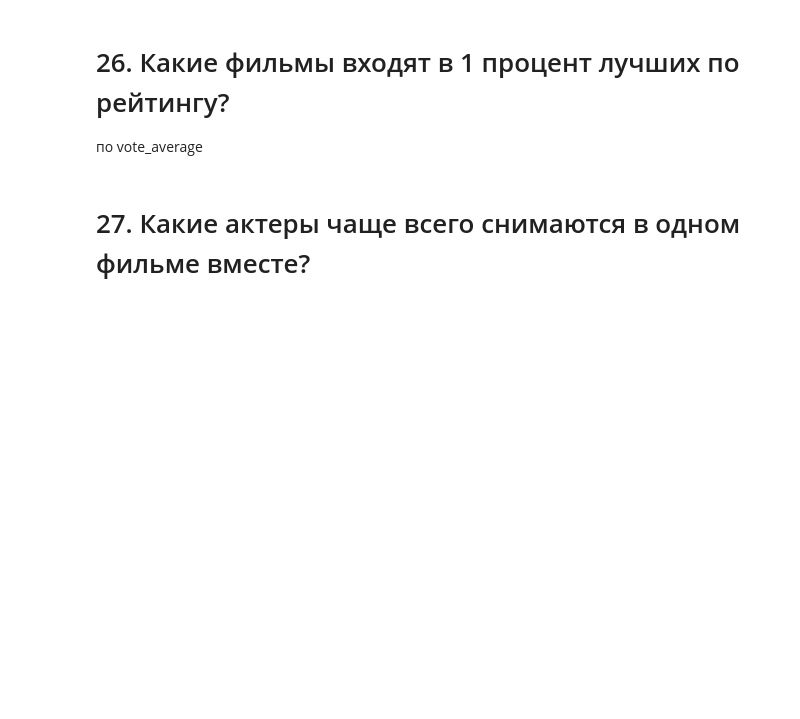
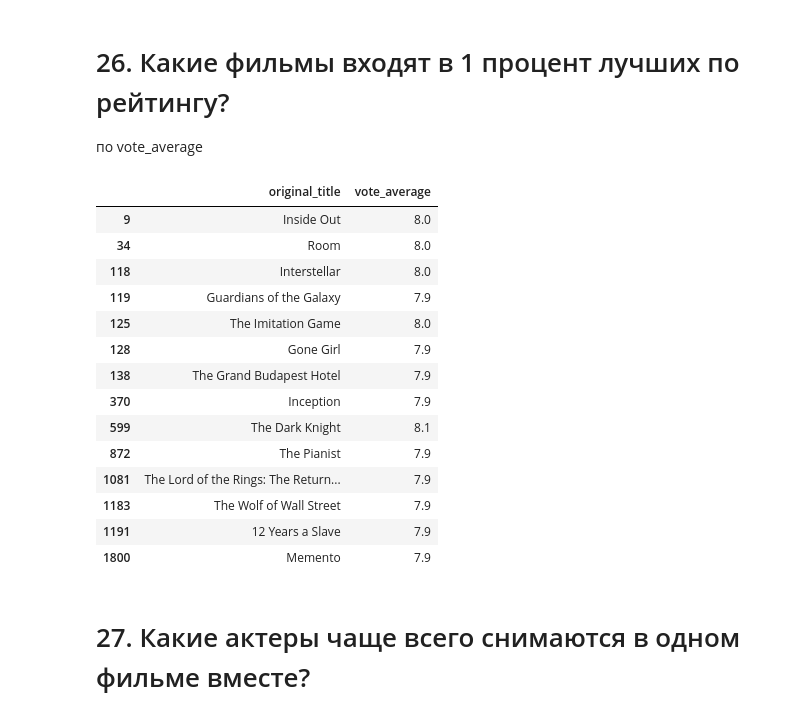
Before and after one commit to eczex/SkillFactory-DST-PRO, a Jupyter notebook: unit-1/Movies_IMBD_v4.1_TEMPLATE.ipynb, the cells around one changed output. Drawn from its saved outputs; the diff is of its cells as text; code cells hidden in the pictures; blank space fills up the shorter version.

```diff
--- a/unit-1/Movies_IMBD_v4.1_TEMPLATE.ipynb
+++ b/unit-1/Movies_IMBD_v4.1_TEMPLATE.ipynb
@@ -70,0 +78,28 @@ def count_genres(genres_str, counts_dict):
+# %%
+# making a new df splitting rows by genres
+data["genre"] = data.genres.str.split('\|')
+data_genres = data.explode('genre')
+data_genres.reset_index(inplace=True)
+# %%
+# making a new df splitting rows by production companies
+data["company"] = data.production_companies.str.split('\|')
+data_companies = data.explode('company')
+data_companies.reset_index(inplace=True)
+# %%
+data["month"] = data.release_date.str.extract(r'^(\d+)\/\d+\/\d*$', expand=False)
+# %%
+seasons = {
+    1: 'winter',
+    2: 'winter',
+    3: 'spring',
+    4: 'spring',
+    5: 'spring',
+    6: 'summer',
+    7: 'summer',
+    8: 'summer',
+    9: 'fall',
+    10: 'fall',
+    11: 'fall',
+    12: 'winter',
+}
+data['season'] = data.month.apply(lambda x: seasons[int(x)])
@@ -265,3 +399,21 @@ answers['14'] = '1. Ridley Scott'
 # %% [markdown]
 # 26. Какие фильмы входят в 1 процент лучших по рейтингу?
 по vote_average
+# %%
+data[data.vote_average > data.vote_average.quantile(0.99)][['original_title', 'vote_average']]
+# %% [output]
+|  | original_title | vote_average |
+| 9 | Inside Out | 8.0 |
+| 34 | Room | 8.0 |
+| 118 | Interstellar | 8.0 |
+| 119 | Guardians of the Galaxy | 7.9 |
+| 125 | The Imitation Game | 8.0 |
+| 128 | Gone Girl | 7.9 |
+| 138 | The Grand Budapest Hotel | 7.9 |
+| 370 | Inception | 7.9 |
+| 599 | The Dark Knight | 8.1 |
+| 872 | The Pianist | 7.9 |
+| 1081 | The Lord of the Rings: The Return... | 7.9 |
+| 1183 | The Wolf of Wall Street | 7.9 |
+| 1191 | 12 Years a Slave | 7.9 |
+| 1800 | Memento | 7.9 |
```
Also changed, not shown: parts of 37 cells of this notebook.
